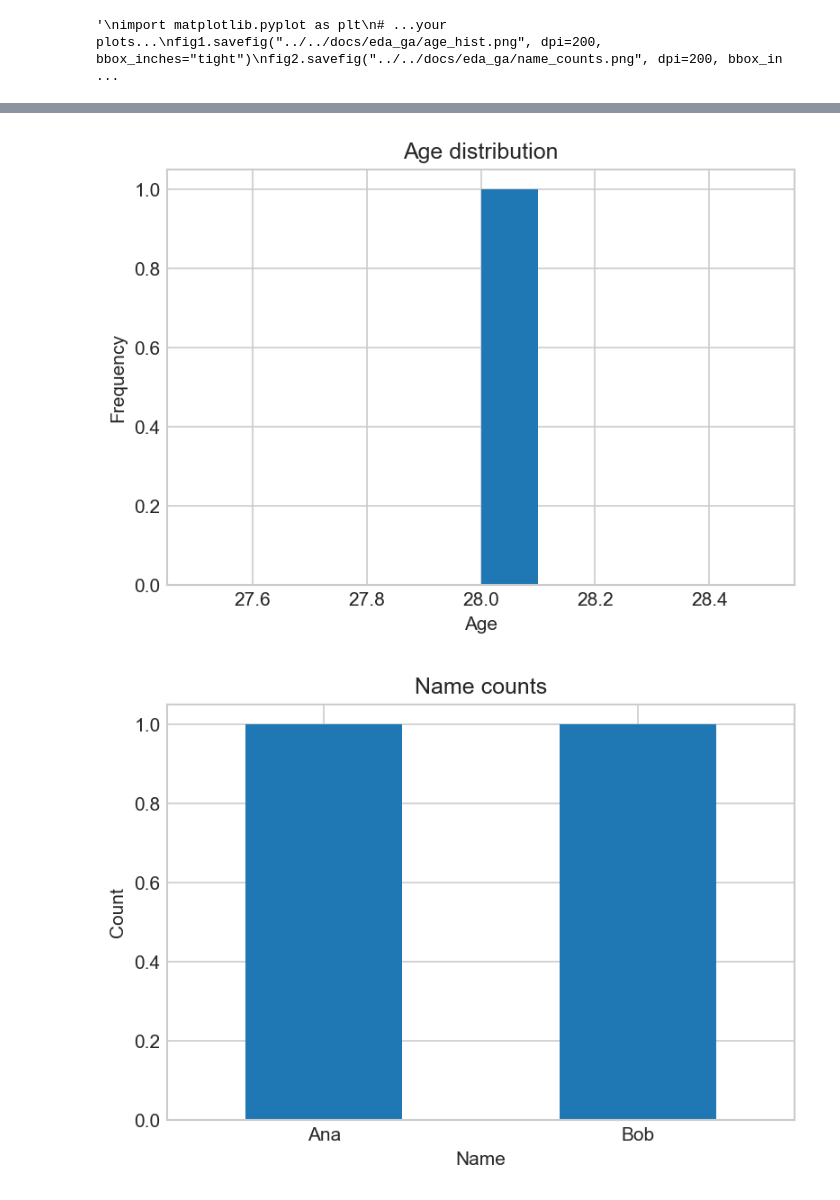
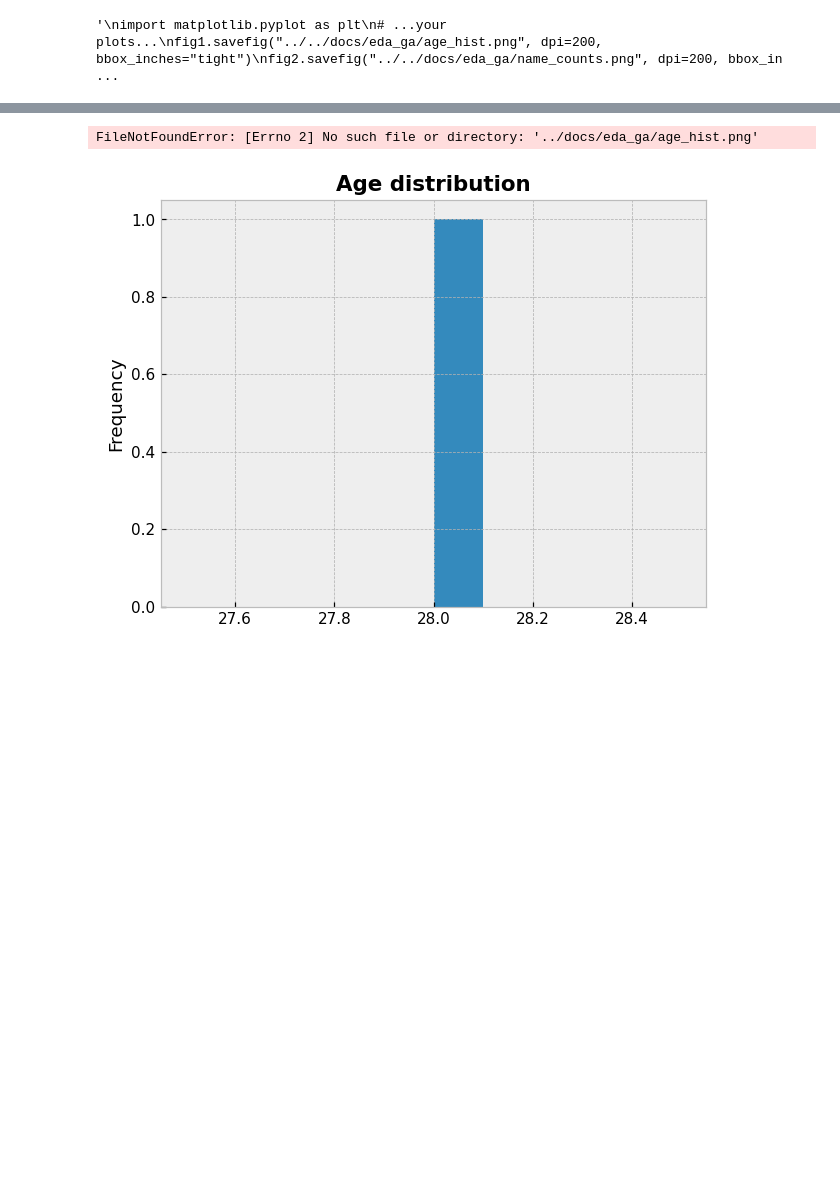
Before and after one commit to sharonegrant/data-analytics-portfolio, a Jupyter notebook: projects/eda_ga/notebooks/01_eda.ipynb, the cells around one changed output, grey strips where cells are left out. Cells and saved outputs as stored; diff of their text form; code cells hidden in the pictures; blank space fills up the shorter version.

Commit message:
EDA GA: add styled plots + EDA docs page; update portfolio index

```diff
--- a/projects/eda_ga/notebooks/01_eda.ipynb
+++ b/projects/eda_ga/notebooks/01_eda.ipynb
@@ -152,4 +152,30 @@ fig2.savefig(EDA_DOCS / "name_counts.png", dpi=200, bbox_inches="tight")
+# %%
+import matplotlib.pyplot as plt
+
+# Pick a built-in style you like
+plt.style.use("bmh")  # try "ggplot", "seaborn-v0_8", "fivethirtyeight", etc.
+
+# (optional) small tuning
+plt.rcParams.update({
+    "figure.dpi": 110,
+    "axes.titleweight": "bold",
+    "axes.titlesize": 14,
+    "axes.labelsize": 12,
+})
+
+# === then build figures and save them ===
+fig1, ax1 = plt.subplots()
+df["age"].plot(kind="hist", bins=10, ax=ax1, title="Age distribution")
+fig1.savefig("../docs/eda_ga/age_hist.png", dpi=200, bbox_inches="tight")
+
+fig2, ax2 = plt.subplots()
+df["name"].value_counts(dropna=False).plot(kind="bar", ax=ax2, title="Name counts")
+fig2.savefig("../docs/eda_ga/name_counts.png", dpi=200, bbox_inches="tight")
+# %% [output]
+FileNotFoundError: [Errno 2] No such file or directory: '../docs/eda_ga/age_hist.png'
+[figure, added]
 # %%
+"""
 import matplotlib.pyplot as plt
 plt.style.use("seaborn-v0_8-whitegrid")  # optional styling
 
@@ -170,9 +196,7 @@ ax2.set_xlabel("Name")
 ax2.set_ylabel("Count")
 
 (fig2).savefig(PAGES / "name_counts.png", dpi=200, bbox_inches="tight")
+"""
-# %% [output]
-[figure, removed]
-[figure, removed]
 # %%
 index_md = PAGES / "index.md"
 index_md.write_text(
```
Also changed, not shown: parts of 2 cells of this notebook, 2 other files.
